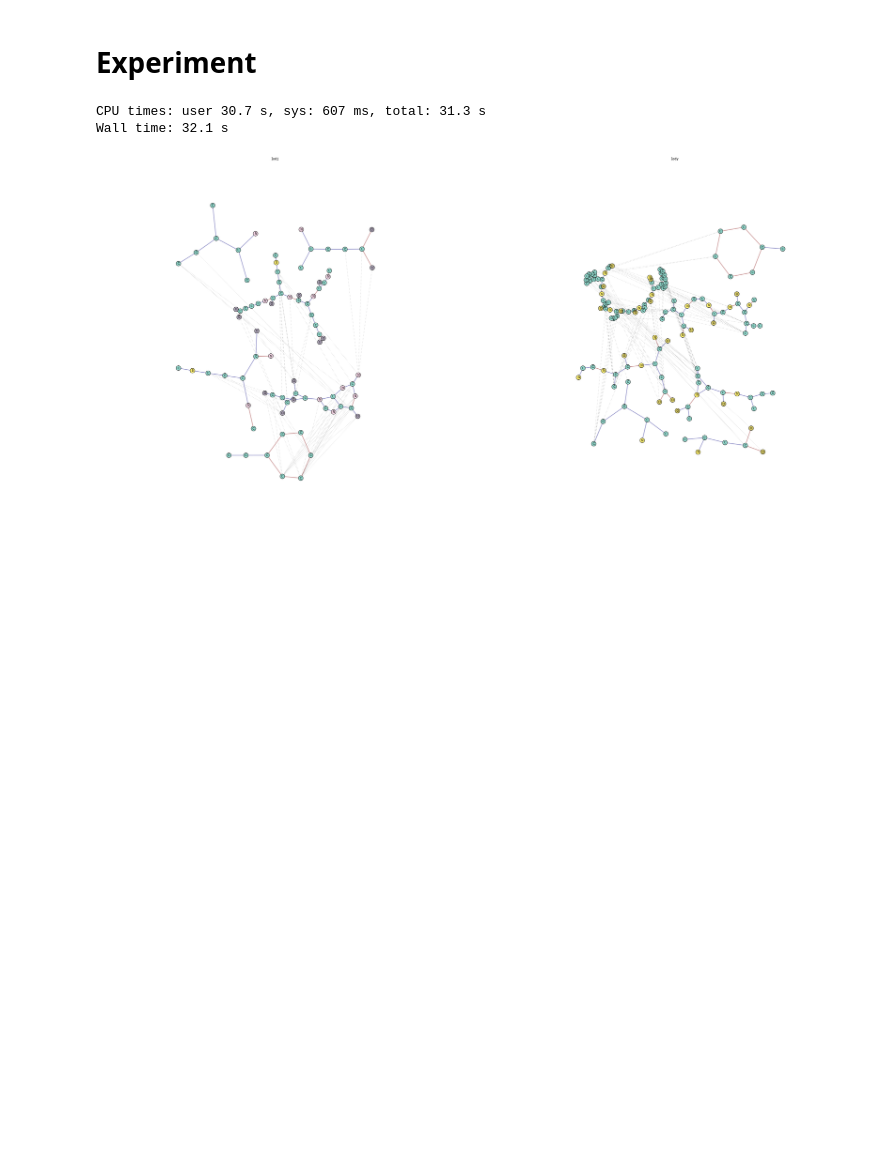
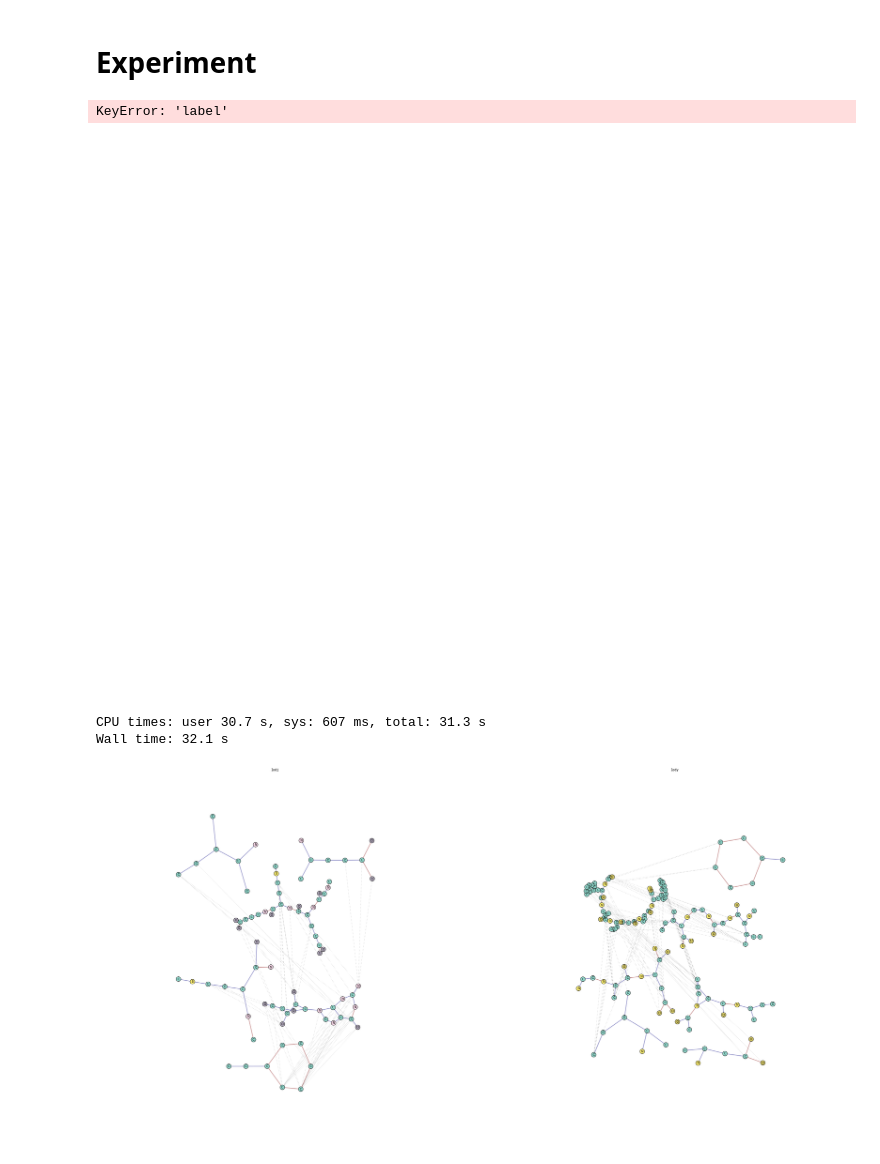
Before and after one commit to leanderschietgat/EDeN_Nemoa, a Jupyter notebook: 3D_interaction_graphs.ipynb, the cells around one changed output. Cells and saved outputs as stored; diff of their text form; code cells hidden in the pictures; blank space fills up the shorter version.

```diff
--- a/3D_interaction_graphs.ipynb
+++ b/3D_interaction_graphs.ipynb
@@ -84,7 +84,7 @@ if not os.path.exists(directory):
     os.makedirs(directory)
 
 
-f = open('pdbbind2015_ids','r')
+f = open('pdbbind2015_ids_temp','r')
 for line in f:
 	id = line.rstrip('\n')
 
@@ -423,6 +429,16 @@ def plot(y,predicted):
 from GArDen.interfaces import convert, transform
 # %%
 graphs = convert('interaction_data', program=ConvertProteinLigand())
+# %%
+from itertools import islice
+from eden.util.display import draw_graph_set
+#draw_graph_set(islice(graphs,1), n_graphs_per_line=2, size=20, title_key='id', prog='sfdp', node_border=1, node_size=200, colormap='Set3',
+#               edge_color='_label_',vertex_alpha=1, edge_alpha=.4, vertex_label='label', #secondary_vertex_label='type',
+#               vertex_color='level', ignore_for_layout='nesting')
+draw_graph_set(islice(graphs,2), n_graphs_per_line=2, size=20, prog='sfdp', node_border=1, node_size=200, colormap='Set3') #secondary_vertex_label='type',
+# %% [output]
+KeyError: 'label'
+[figure, added]
 # %%
 from GArDen.transform.node import AddNodeAttributeValue
 parameters_priors = dict(attribute='active', value=False)
```
Also changed, not shown: parts of 4 cells of this notebook.
